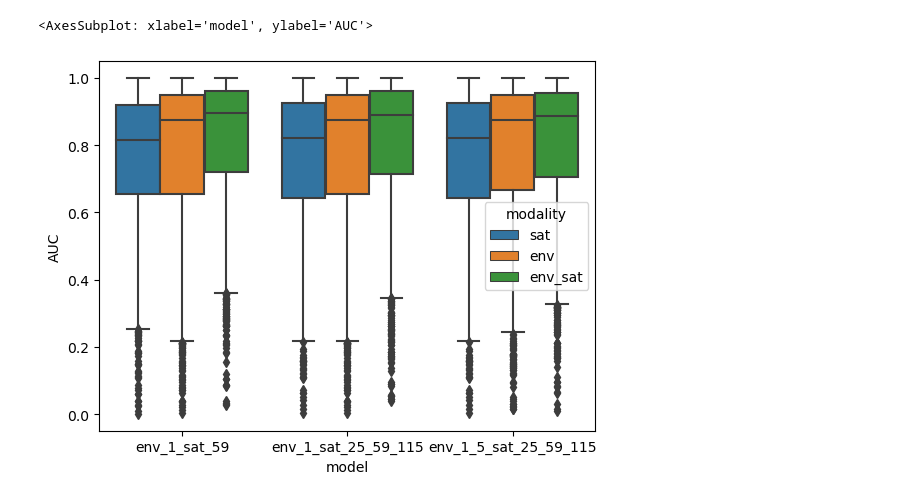
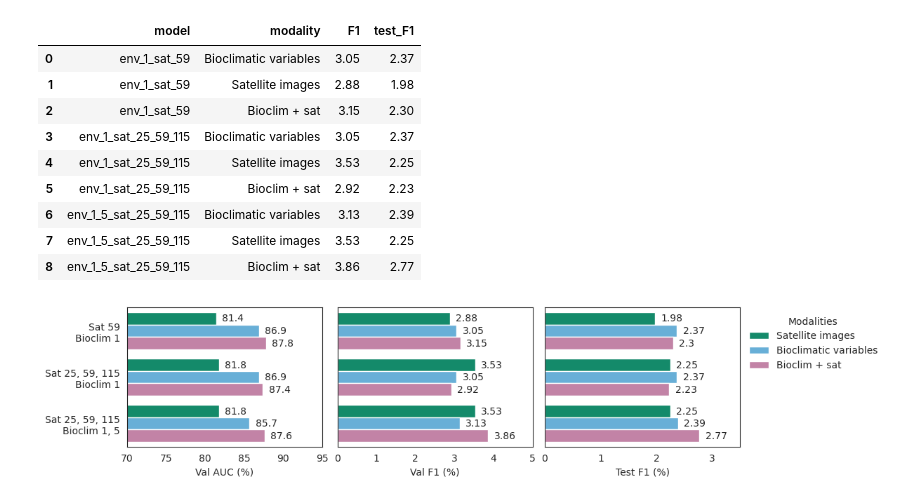
Before and after one commit to ninavantiel/multi_scale_SDMs, a Jupyter notebook: multimodal_fig.ipynb, the cells around one changed output. Cells and saved outputs as stored; diff of their text form; code cells hidden in the pictures.

```diff
--- a/multimodal_fig.ipynb
+++ b/multimodal_fig.ipynb
@@ -141,5 +84,62 @@ median_auc
-# %%
-sns.boxplot(melt_df, x='model', y='AUC', hue='modality', hue_order=['sat','env','env_sat'])
-# %% [output]
-<AxesSubplot: xlabel='model', ylabel='AUC'>
-[figure, removed]
+# %%
+f1_scores = []
+for k, v in models.items():
+    if v == '0704_sat_59':
+        f1s = np.load(f"models/{v}/f1_scores_best_val_auc.npy") # last.npy") #
+    else:
+        f1s = np.load(f"models/{v}/f1_scores_last.npy") #best_val_auc.npy") #
+    f1_scores.append(f1s[1,np.argwhere((f1s[0] < 0.52) & (f1s[0] > 0.48))][0][0].round(4) * 100)
+
+test_f1_scores = [
+    # 2.37, 1.69, 2.42,
+    2.37, 1.98, 2.30,
+    # 2.37, 2.00, 1.93,
+    2.37, 2.25, 2.23,
+    2.39, 2.25, 2.77,
+    # 2.35, 2.25, 2.46
+]
+
+median_f1 = pd.DataFrame({'F1': f1_scores, 'test_F1': test_f1_scores}, index=model_levels).reset_index().rename(columns={'level_0':'model','level_1':'modality'})
+median_f1
+# %% [output]
+|  | model | modality | F1 | test_F1 |
+| 0 | env_1_sat_59 | Bioclimatic variables | 3.05 | 2.37 |
+| 1 | env_1_sat_59 | Satellite images | 2.88 | 1.98 |
+| 2 | env_1_sat_59 | Bioclim + sat | 3.15 | 2.30 |
+| 3 | env_1_sat_25_59_115 | Bioclimatic variables | 3.05 | 2.37 |
+| 4 | env_1_sat_25_59_115 | Satellite images | 3.53 | 2.25 |
+| 5 | env_1_sat_25_59_115 | Bioclim + sat | 2.92 | 2.23 |
+| 6 | env_1_5_sat_25_59_115 | Bioclimatic variables | 3.13 | 2.39 |
+| 7 | env_1_5_sat_25_59_115 | Satellite images | 3.53 | 2.25 |
+| 8 | env_1_5_sat_25_59_115 | Bioclim + sat | 3.86 | 2.77 |
+# %%
+sns.set_style('white')
+fig, (ax1, ax2, ax3) = plt.subplots(1,3,figsize=(12,2.5), layout='constrained')
+
+sns.barplot(melt_df, ax=ax1, y='model', x='AUC', hue='modality', hue_order=['Satellite images','Bioclimatic variables','Bioclim + sat'], estimator='median', errorbar=None, palette=['#009E73', '#56B4E9', '#CC79A7'])
+ax1.bar_label(ax1.containers[0], fontsize=10, padding=6)
+ax1.bar_label(ax1.containers[1], fontsize=10, padding=6)
+ax1.bar_label(ax1.containers[2], fontsize=10, padding=6)
+ax1.set(xlim=(70,95), yticklabels=['Sat 59\nBioclim 1', 'Sat 25, 59, 115\nBioclim 1','Sat 25, 59, 115\nBioclim 1, 5'], ylabel=None, xlabel='Val AUC (%)')
+#'Sat 25\nBioclim 1', 'Sat 115\nBioclim 1', , 'Sat 25, 59, 115\nBioclim 1, 5, 9, 17'
+# sns.move_legend(ax1, "upper left", bbox_to_anchor=(1, 1), title='Modalities', frameon=False)
+ax1.legend_.remove()
+
+sns.barplot(median_f1, ax=ax2, y='model', x='F1', hue='modality', hue_order=['Satellite images','Bioclimatic variables','Bioclim + sat'], palette=['#009E73', '#56B4E9', '#CC79A7'])
+sns.move_legend(ax2, "upper left", bbox_to_anchor=(1, 1), title='Modalities', frameon=False)
+ax2.set(xlim=(0,5), yticklabels=[], ylabel=None, xlabel='Val F1 (%)')
+ax2.bar_label(ax2.containers[0], fontsize=10, padding=6)
+ax2.bar_label(ax2.containers[1], fontsize=10, padding=6)
+ax2.bar_label(ax2.containers[2], fontsize=10, padding=6)
+ax2.legend_.remove()
+
+sns.barplot(median_f1, ax=ax3, y='model', x='test_F1', hue='modality', hue_order=['Satellite images','Bioclimatic variables','Bioclim + sat'], palette=['#009E73', '#56B4E9', '#CC79A7'])
+sns.move_legend(ax3, "upper left", bbox_to_anchor=(1, 1), title='Modalities', frameon=False)
+ax3.set(xlim=(0,3.5), yticklabels=[], ylabel=None, xlabel='Test F1 (%)')
+ax3.bar_label(ax3.containers[0], fontsize=10, padding=6)
+ax3.bar_label(ax3.containers[1], fontsize=10, padding=6)
+ax3.bar_label(ax3.containers[2], fontsize=10, padding=6)
+
+plt.savefig('figures/multimodal.pdf')
+# %% [output]
+[figure, added]
```
Also changed, not shown: parts of 12 cells of this notebook, 8 other files.
